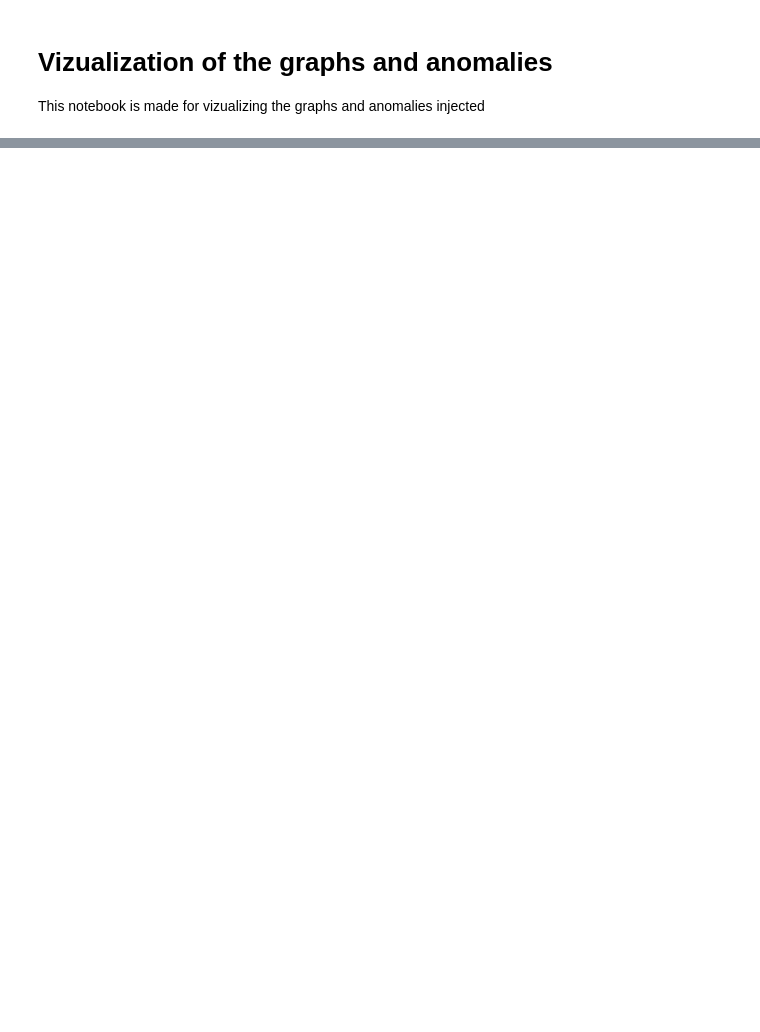
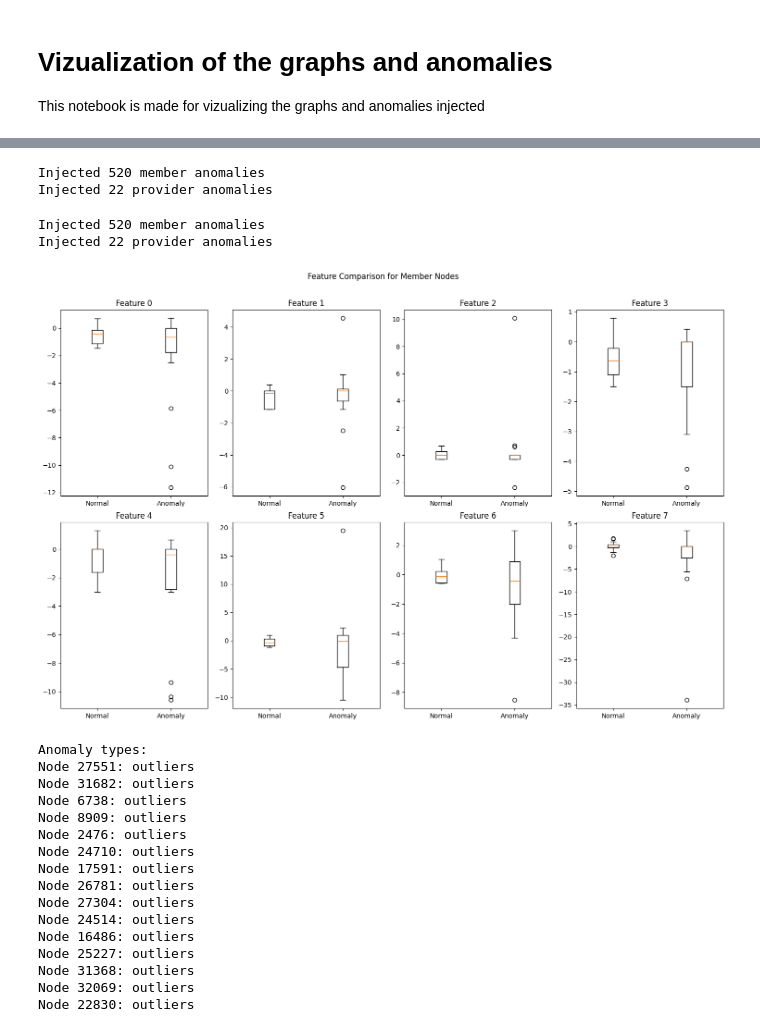
Before and after one commit to Kchak22/degree-project-gad-healthcare, a Jupyter notebook: notebooks/graph_vizualization_anomalies.ipynb, the cells around one changed output, grey strips where cells are left out. Drawn from its saved outputs; the diff is of its cells as text; code cells hidden in the pictures; blank space fills up the shorter version.

```diff
--- a/notebooks/graph_vizualization_anomalies.ipynb
+++ b/notebooks/graph_vizualization_anomalies.ipynb
@@ -24,0 +30,6 @@ from src.utils.eval_utils import evaluate_anomaly_detection, plot_precision_reca
+# %%
+# Load and prepare data
+df_member_features, members_dataset = load_member_features("../data/final_members_df.pickle")
+df_provider_features, providers_dataset = load_provider_features("../data/final_df.pickle")
+df_edges = load_claims_data("../data/df_descriptions.pickle", members_dataset, providers_dataset)
+clean_data = prepare_hetero_data(df_member_features, df_provider_features, df_edges)
@@ -25,3 +81,44 @@ from src.utils.eval_utils import evaluate_anomaly_detection, plot_precision_reca
+# %%
+# Test feature anomalies
+feature_data, feature_labels, feature_tracking = inject_feature_anomalies_with_tracking(
+    clean_data.clone(), percentage=0.04, anomaly_types=['outliers', 'correlations', 'patterns']
+)
+# %% [output]
+Injected 520 member anomalies
+Injected 22 provider anomalies
+# %%
+# Print summary stats
+print(f"Injected {feature_labels['member'].sum().item()} member anomalies")
+print(f"Injected {feature_labels['provider'].sum().item()} provider anomalies")
+
+# Visualize feature anomalies
+visualize_feature_anomalies(
+    feature_data,
+    feature_labels,
+    anomaly_tracking=feature_tracking,
+    node_type='member',
+    max_nodes=15
+)
+# %% [output]
+Injected 520 member anomalies
+Injected 22 provider anomalies
+[figure, added]
+Anomaly types:
+Node 27551: outliers
+Node 31682: outliers
+Node 6738: outliers
+Node 8909: outliers
+Node 2476: outliers
+Node 24710: outliers
+Node 17591: outliers
+Node 26781: outliers
+Node 27304: outliers
+Node 24514: outliers
+Node 16486: outliers
+Node 25227: outliers
+Node 31368: outliers
+Node 32069: outliers
+Node 22830: outliers
 # %%
 # Load and prepare data
 df_member_features, members_dataset = load_member_features("../data/final_members_df.pickle")
```
Also changed, not shown: parts of 5 cells of this notebook, 5 other files.
